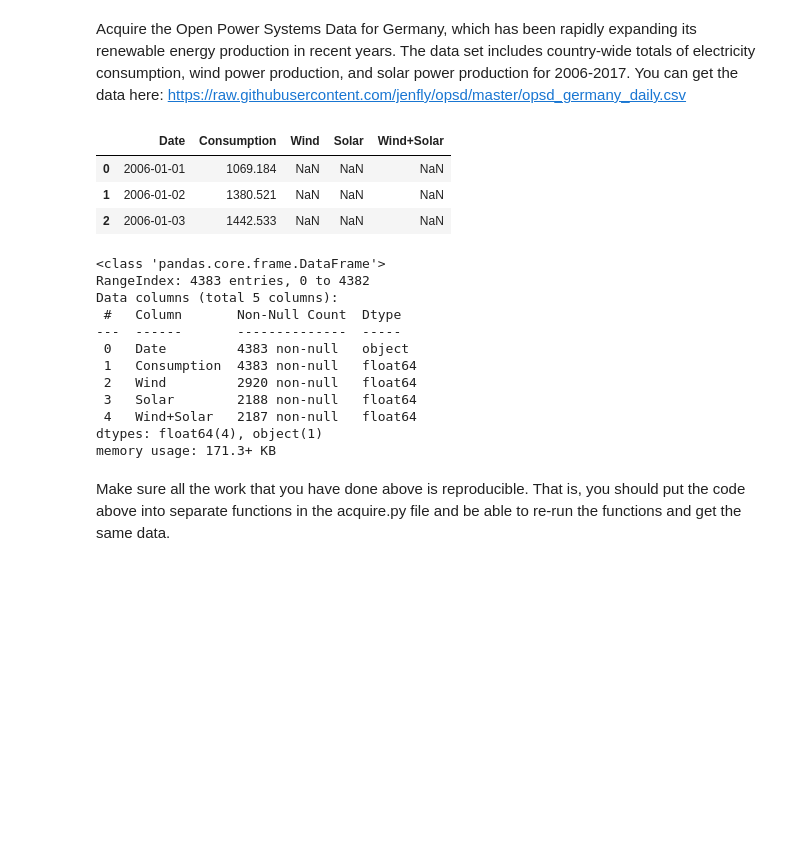
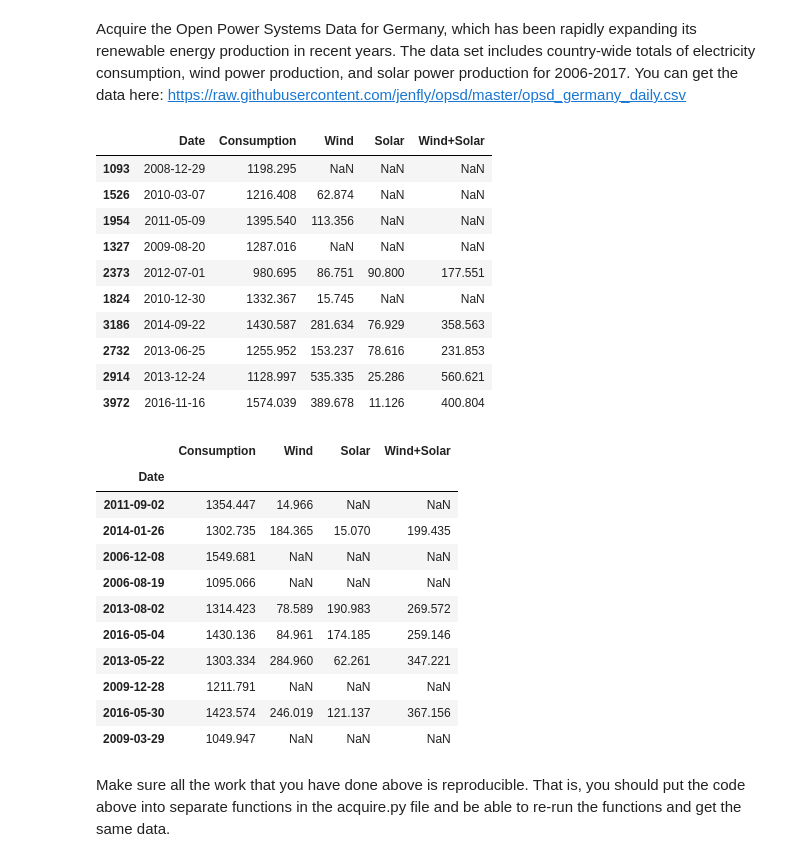
Before and after one commit to Saul-Gonzalez3/time-series-exercises, a Jupyter notebook: acquire.ipynb, the cells around one changed output. Cells and saved outputs as stored; diff of their text form; code cells hidden in the pictures; blank space fills up the shorter version.

```diff
--- a/acquire.ipynb
+++ b/acquire.ipynb
@@ -309,10 +319,17 @@ csv_export_url = 'https://raw.githubusercontent.com/jenfly/opsd/master/opsd_germ
 # %%
 OpenPowerSystems_df = pd.read_csv(csv_export_url)
 #print the first 3 rows
-power_df.head(3)
+OpenPowerSystems_df.sample(10)
 # %% [output]
 |  | Date | Consumption | Wind | Solar | Wind+Solar |
-| 0 | 2006-01-01 | 1069.184 | NaN | NaN | NaN |
-| 1 | 2006-01-02 | 1380.521 | NaN | NaN | NaN |
-| 2 | 2006-01-03 | 1442.533 | NaN | NaN | NaN |
+| 1093 | 2008-12-29 | 1198.295 | NaN | NaN | NaN |
+| 1526 | 2010-03-07 | 1216.408 | 62.874 | NaN | NaN |
+| 1954 | 2011-05-09 | 1395.540 | 113.356 | NaN | NaN |
+| 1327 | 2009-08-20 | 1287.016 | NaN | NaN | NaN |
+| 2373 | 2012-07-01 | 980.695 | 86.751 | 90.800 | 177.551 |
+| 1824 | 2010-12-30 | 1332.367 | 15.745 | NaN | NaN |
+| 3186 | 2014-09-22 | 1430.587 | 281.634 | 76.929 | 358.563 |
+| 2732 | 2013-06-25 | 1255.952 | 153.237 | 78.616 | 231.853 |
+| 2914 | 2013-12-24 | 1128.997 | 535.335 | 25.286 | 560.621 |
+| 3972 | 2016-11-16 | 1574.039 | 389.678 | 11.126 | 400.804 |
 # %%
@@ -319,19 +337,19 @@ power_df.head(3)
 df.to_csv('OpenPowerSystems_df.csv')
 # %%
-power_df.info()
+OpenPowerSystems_df.sample(10)
 # %% [output]
-<class 'pandas.core.frame.DataFrame'>
-RangeIndex: 4383 entries, 0 to 4382
-Data columns (total 5 columns):
- #   Column       Non-Null Count  Dtype
----  ------       --------------  -----
- 0   Date         4383 non-null   object
- 1   Consumption  4383 non-null   float64
- 2   Wind         2920 non-null   float64
- 3   Solar        2188 non-null   float64
- 4   Wind+Solar   2187 non-null   float64
-dtypes: float64(4), object(1)
-memory usage: 171.3+ KB
+|  | Consumption | Wind | Solar | Wind+Solar |
+| Date |  |  |  |  |
+| 2011-09-02 | 1354.447 | 14.966 | NaN | NaN |
+| 2014-01-26 | 1302.735 | 184.365 | 15.070 | 199.435 |
+| 2006-12-08 | 1549.681 | NaN | NaN | NaN |
+| 2006-08-19 | 1095.066 | NaN | NaN | NaN |
+| 2013-08-02 | 1314.423 | 78.589 | 190.983 | 269.572 |
+| 2016-05-04 | 1430.136 | 84.961 | 174.185 | 259.146 |
+| 2013-05-22 | 1303.334 | 284.960 | 62.261 | 347.221 |
+| 2009-12-28 | 1211.791 | NaN | NaN | NaN |
+| 2016-05-30 | 1423.574 | 246.019 | 121.137 | 367.156 |
+| 2009-03-29 | 1049.947 | NaN | NaN | NaN |
 # %% [markdown]
 Make sure all the work that you have done above is reproducible. That is, you should put the code above into separate functions in the acquire.py file and be able to re-run the functions and get the same data.
 # %%
```
Also changed, not shown: parts of 6 cells of this notebook, 6 other files.
